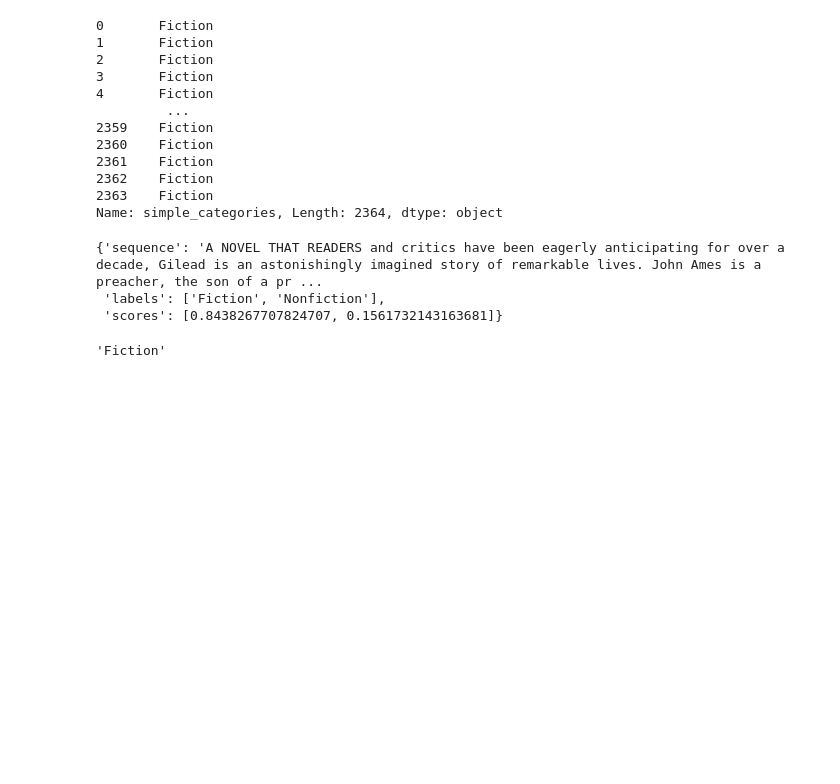
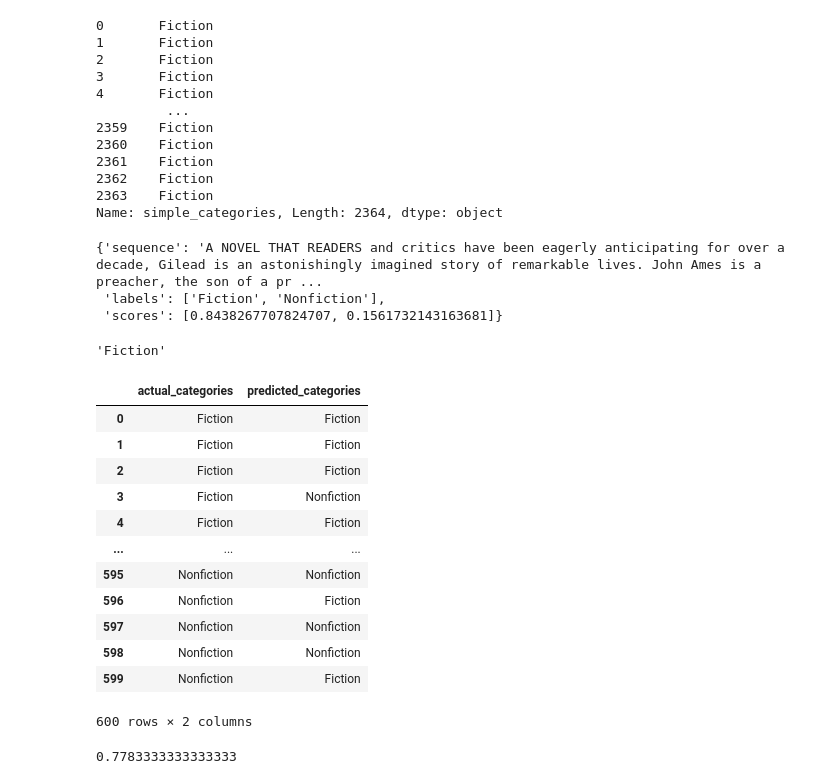
Before and after one commit to DanielMichaelGhaly/Book-Recommendation-System, a Jupyter notebook: Book-Recommender/text_classification.ipynb, the cells around one changed output. Cells and saved outputs as stored; diff of their text form; code cells hidden in the pictures; blank space fills up the shorter version.

```diff
--- a/Book-Recommender/text_classification.ipynb
+++ b/Book-Recommender/text_classification.ipynb
@@ -136,3 +136,42 @@ max_label =  pipe(sequence, categories)["labels"][max_index]
 max_label
 # %% [output]
 'Fiction'
+# %%
+def generate_prediction(sequence, categories):
+    predictions = pipe(sequence, categories)
+    max_index = np.argmax(predictions["scores"])
+    max_label = predictions["labels"][max_index]
+    return max_label
+# %%
+from tqdm import tqdm
+
+actual_categories = []
+predicted_categories = []
+
+for i in tqdm(range(0,300)):
+    sequence = books.loc[books["simple_categories"]=="Fiction", "description"].reset_index(drop=True)[i]
+    predicted_categories += [generate_prediction(sequence, categories)]
+    actual_categories += ["Fiction"]
+# %%
+for i in tqdm(range(0,300)):
+    sequence = books.loc[books["simple_categories"]=="Nonfiction", "description"].reset_index(drop=True)[i]
+    predicted_categories += [generate_prediction(sequence, categories)]
+    actual_categories += ["Nonfiction"]
+# %%
+predictions_dataFrame = pd.DataFrame({"actual_categories": actual_categories, "predicted_categories": predicted_categories})
+
+predictions_dataFrame
+# %% [output]
+|  | actual_categories | predicted_categories |
+| 0 | Fiction | Fiction |
+| 1 | Fiction | Fiction |
+| 2 | Fiction | Fiction |
+| 3 | Fiction | Nonfiction |
+| 4 | Fiction | Fiction |
+| ... | ... | ... |
+| 595 | Nonfiction | Nonfiction |
+| 596 | Nonfiction | Fiction |
+| 597 | Nonfiction | Nonfiction |
+| 598 | Nonfiction | Nonfiction |
+| 599 | Nonfiction | Fiction |
+600 rows × 2 columns
@@ -138,0 +180,4 @@ max_label
+# %%
+predictions_dataFrame["correct_prediction"].sum()/len(predictions_dataFrame)
+# %% [output]
+0.7783333333333333
```
Also changed, not shown: parts of 10 cells of this notebook, 1 other file.
